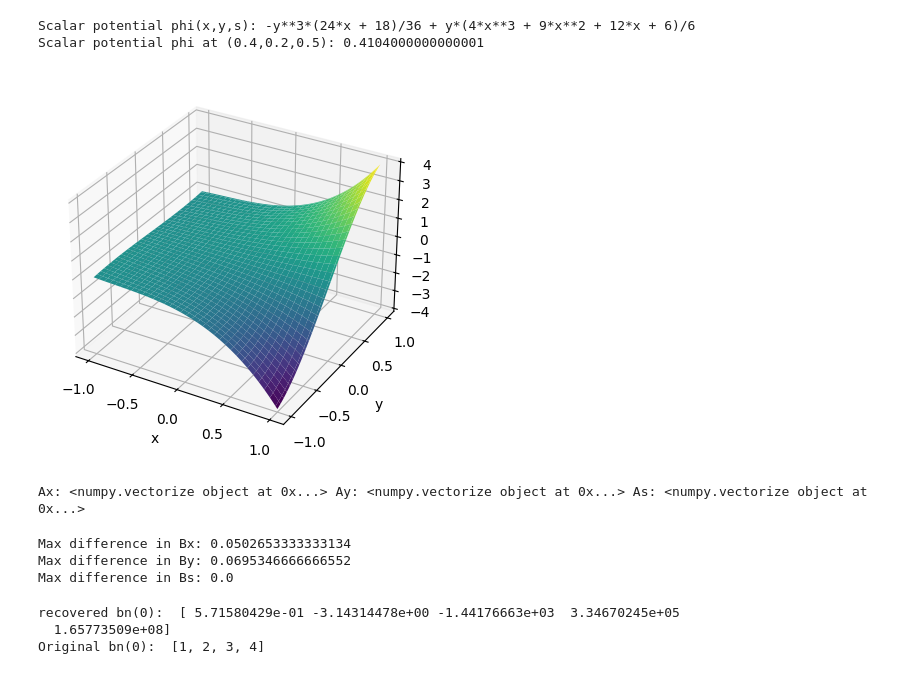
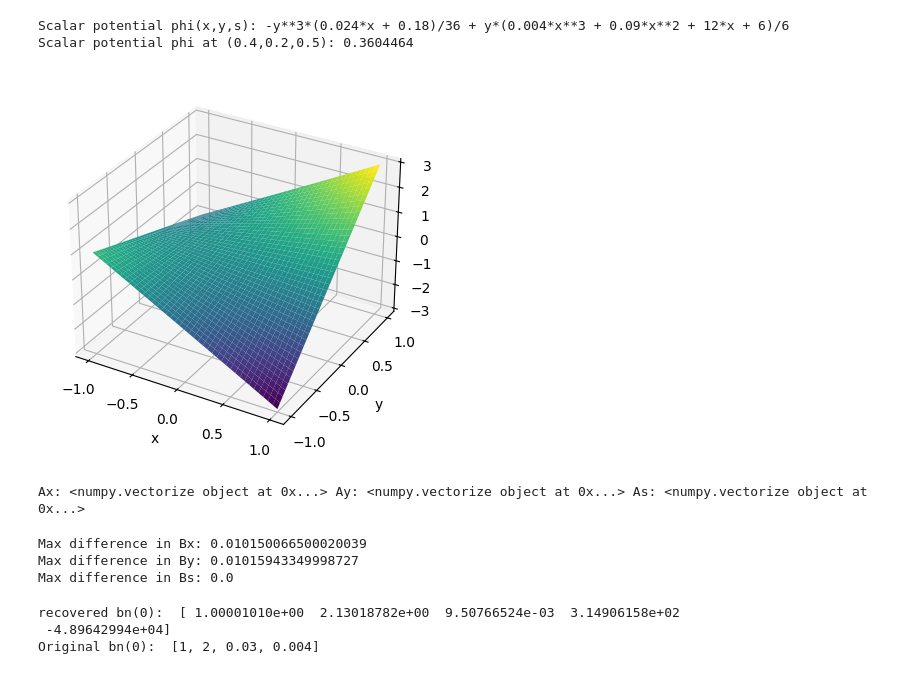
Before and after one commit to marcoliniF/bpmeth, a Jupyter notebook: preliminaryTrials/2abBAcurlB_HA_ab.ipynb, the cells around one changed output. Saved outputs shown, nothing was run; the diff lists cells and outputs as text; code cells hidden in the pictures.

```diff
--- a/preliminaryTrials/2abBAcurlB_HA_ab.ipynb
+++ b/preliminaryTrials/2abBAcurlB_HA_ab.ipynb
@@ -8,9 +8,9 @@ from sympy.abc import x, y, s
 # %%
 #start from multipole coeefficients a_n(s)=a1,a2,... and b_n(s)
 a_coeffs = [0, 0, 0, 0]
-b_coeffs = [1,2,3, 4]
+b_coeffs = [1,2,0.03, 0.004]
 #get scalar potential
 expansion=bpmeth.FieldExpansion(a=a_coeffs, b=b_coeffs)
-expansion.plot_components()
-plt.xlabel('s')
-plt.xlim((0,1))
+#expansion.plot_components()
+# plt.xlabel('s')
+# plt.xlim((0,1))
@@ -20,29 +17,30 @@ plt.xlim((0,1))
 # %%
 phi=expansion.get_phi()
 print("Scalar potential phi(x,y,s):", phi)
 
 XYS=(x,y,s)#symbolic expressions
 
 phi_func = lambdify(XYS, phi, 'numpy')#from symbolic to numerical function
 print("Scalar potential phi at (0.4,0.2,0.5):", phi_func(0.4,0.2,0.5))
 #define x,y,s axes to convert the symbolic expression of phi into a numerical array
-xa= np.linspace(-1,1,101)
-ya=np.linspace(-1,1,101)
-sa=np.linspace(-1,1,101)
+npoints=201
+xa= np.linspace(-1,1,npoints)
+ya=np.linspace(-1,1,npoints)
+sa=np.linspace(-1,1,npoints)
 #make a 3d plot of phi as a function of x and y for a fixed s
 X, Y = np.meshgrid(xa, ya)
 P = phi_func(X, Y, 0.)#s=0 is the middle  of the magnet
 fig = plt.figure()
 ax = fig.add_subplot(111, projection='3d')
 ax.plot_surface(X, Y, P, cmap='viridis')
 ax.set_xlabel('x')
 ax.set_ylabel('y')
 ax.set_zlabel('phi(x,y,s=0.5)')
 plt.show()
 # %% [output]
-Scalar potential phi(x,y,s): -y**3*(24*x + 18)/36 + y*(4*x**3 + 9*x**2 + 12*x + 6)/6
-Scalar potential phi at (0.4,0.2,0.5): 0.4104000000000001
+Scalar potential phi(x,y,s): -y**3*(0.024*x + 0.18)/36 + y*(0.004*x**3 + 0.09*x**2 + 12*x + 6)/6
+Scalar potential phi at (0.4,0.2,0.5): 0.3604464
-[figure, old version]
+[figure, new version]
 # %%
 # Get analytical B field functions
 Bx_func, By_func, Bs_func = expansion.get_Bfield(lambdify=True)
@@ -96,8 +94,8 @@ print("Max difference in By:", np.max(np.abs(curl_Ay - By_ana)))
 print("Max difference in Bs:", np.max(np.abs(curl_As - Bs_ana)))
 #plt.plot(xa, curl_Ax[:, 5,2], label='Curl of A')
 # %% [output]
-Max difference in Bx: 0.0502653333333134
-Max difference in By: 0.0695346666666552
+Max difference in Bx: 0.010150066500020039
+Max difference in By: 0.01015943349998727
 Max difference in Bs: 0.0
 # %%
 # Choose a fixed s value (s=0 is the magnet center)
@@ -115,6 +113,6 @@ bnianfromcurl=curlfieldmap.harmonic_analysis_at_s(spos=s_fixed,rmin=0.01,rmax=1.
 print("recovered bn(0): ", bnianfromcurl.real)
 print("Original bn(0): ", b_coeffs)
 # %% [output]
-recovered bn(0):  [ 5.71580429e-01 -3.14314478e+00 -1.44176663e+03  3.34670245e+05
-  1.65773509e+08]
-Original bn(0):  [1, 2, 3, 4]
+recovered bn(0):  [ 1.00001010e+00  2.13018782e+00  9.50766524e-03  3.14906158e+02
+ -4.89642994e+04]
+Original bn(0):  [1, 2, 0.03, 0.004]
```
Also changed, not shown: parts of 1 cell of this notebook.
